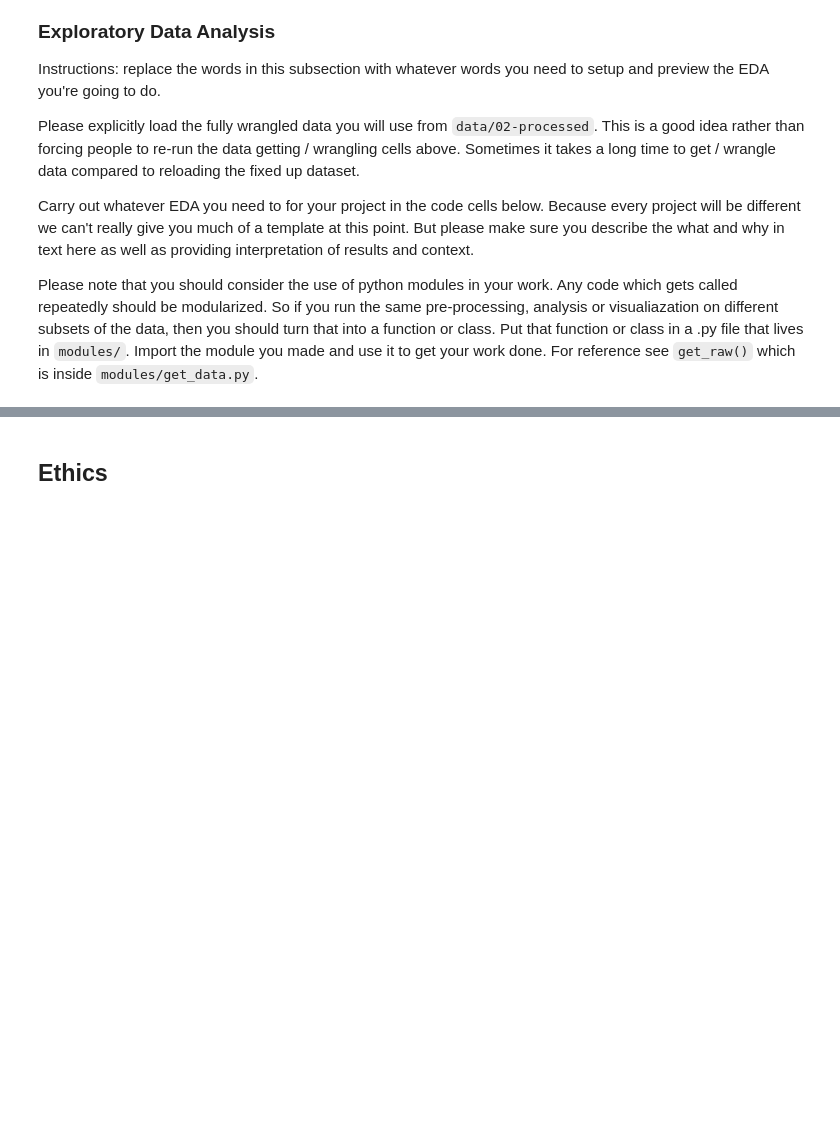
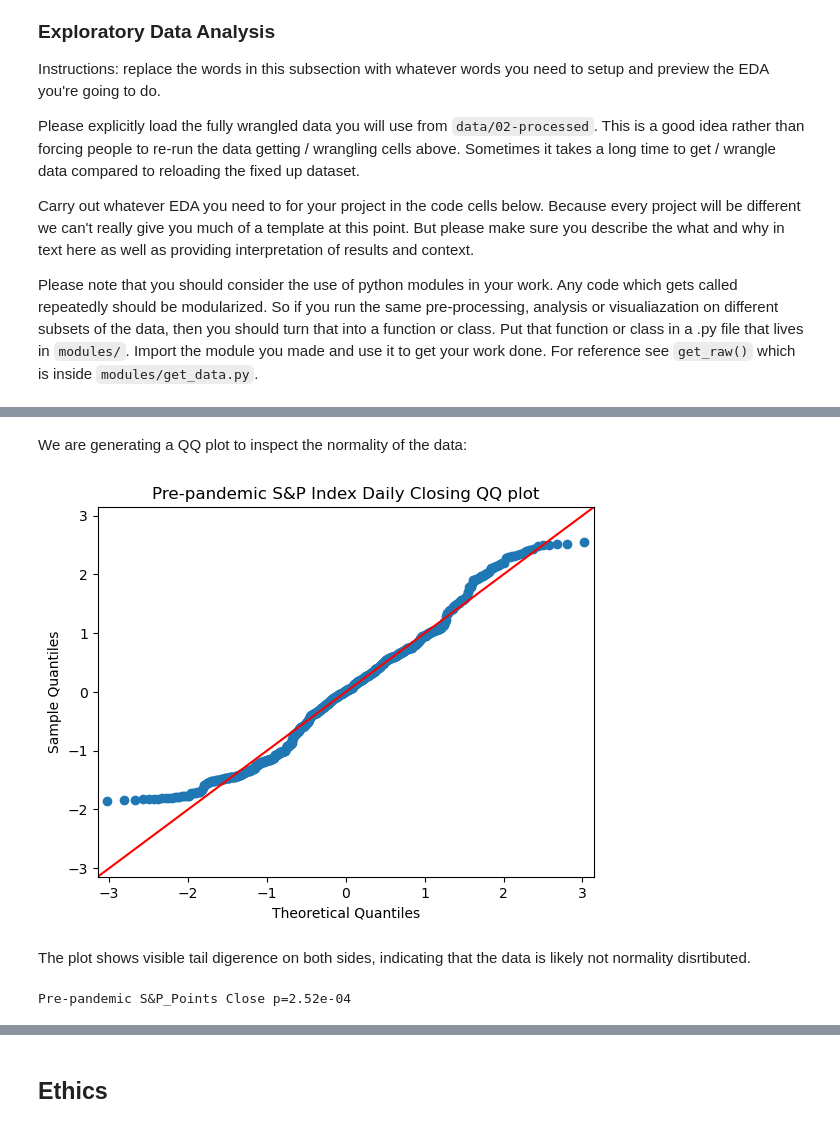
Before and after one commit to COGS108/Group110_WI26, a Jupyter notebook: 02-EDACheckpoint.ipynb, the cells around one changed output, grey strips where cells are left out. Saved outputs shown, nothing was run; the diff lists cells and outputs as text; code cells hidden in the pictures; blank space fills up the shorter version.

```diff
--- a/02-EDACheckpoint.ipynb
+++ b/02-EDACheckpoint.ipynb
@@ -290,6 +335,11 @@ df_snp = df_snp.drop(columns=['High', 'Low', 'Open', 'Volume'])
 df_gold = df_gold.drop(columns=['High', 'Low', 'Open', 'Volume'])
 df_usd = df_usd.drop(columns=['High', 'Low', 'Open', 'Volume'])
 ## FEEL FREE TO ADD MULTIPLE CELLS PER SECTION
+# %%
+df_btc['BTC_USD Close']= pd.to_numeric(df_btc['BTC_USD Close'], errors="coerce")
+df_snp['S&P_Points Close']= pd.to_numeric(df_snp['S&P_Points Close'], errors="coerce")
+df_gold['GOLD_USD Close']= pd.to_numeric(df_gold['GOLD_USD Close'], errors="coerce")
+df_usd['USD Close']= pd.to_numeric(df_usd['USD Close'], errors="coerce")
 # %%
 merged_df = df_btc.merge(df_snp, on='Date').merge(df_gold, on='Date').merge(df_usd, on='Date')
 # %%
@@ -366,0 +413,3 @@ Some more words and stuff.  Remember notebooks work best if you interleave the c
+# %%
+df_pre_snp = df_pre[["Date", "S&P_Points Close"]].copy()
+df_pre_snp.head()
@@ -366,0 +423,17 @@ Some more words and stuff.  Remember notebooks work best if you interleave the c
+# %% [markdown]
+We are generating a QQ plot to inspect the normality of the data:
+# %%
+fig, ax = plt.subplots()
+sm.qqplot(df_pre_snp["S&P_Points Close"], line='45', fit=True, ax=ax)
+
+ax.set_title('Pre-pandemic S&P Index Daily Closing QQ plot')
+ax.set_xlabel('Theoretical Quantiles');
+# %% [output]
+[figure, added]
+# %% [markdown]
+The plot shows visible tail digerence on both sides, indicating that the data is likely not normality disrtibuted.
+# %%
+_, p_value = stats.normaltest(df_pre_snp["S&P_Points Close"])
+print(f'Pre-pandemic S&P_Points Close p={p_value:.2e}')
+# %% [output]
+Pre-pandemic S&P_Points Close p=2.52e-04
```
Also changed, not shown: parts of 35 cells of this notebook.
